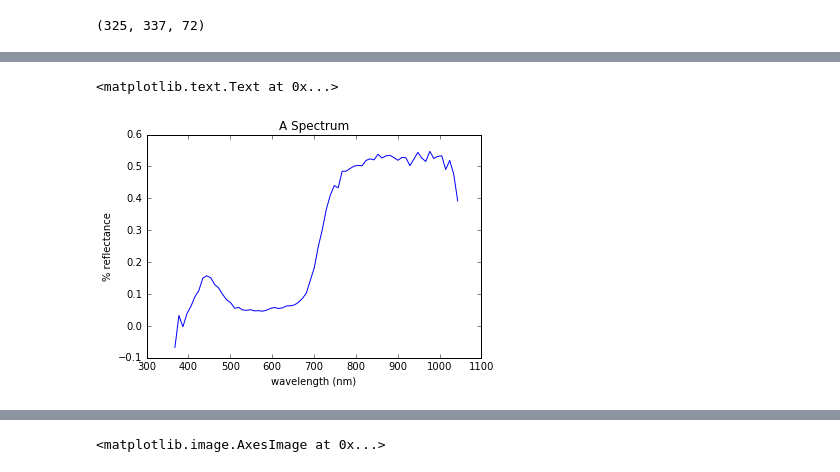
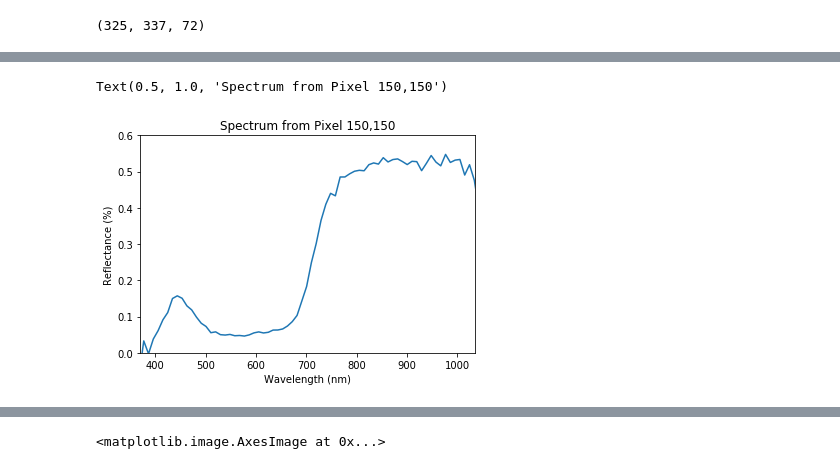
Before and after one commit to GatorSense/HyperspectralAnalysisIntroduction, a Jupyter notebook: 1. HSI Intro.ipynb, the cells around one changed output, grey strips where cells are left out. Cells and saved outputs as stored; diff of their text form; code cells hidden in the pictures.

Commit message:
updating #1 with new photos, updating text for formating, and tiny changes to code

```diff
--- a/1. HSI Intro.ipynb
+++ b/1. HSI Intro.ipynb
@@ -82,15 +90,17 @@ plt.plot(spectrum)
 # %%
 # That last plot would make your advisor sad.
-#  Label your AXES!
+# Label your AXES!
 wavelengths = dataset['info']['wavelength']
 
 plt.plot(wavelengths,spectrum)
-plt.xlabel('wavelength (nm)')
-plt.ylabel('% reflectance')
-plt.title('A Spectrum')
+plt.xlabel('Wavelength (nm)')
+plt.ylabel('Reflectance (%)')
+plt.ylim([0, 0.6])
+plt.xlim([370, 1035])
+plt.title(('Spectrum from Pixel ' + str(rr)+ ','+str(cc)))
 # %% [output]
-<matplotlib.text.Text at 0x...>
+Text(0.5, 1.0, 'Spectrum from Pixel 150,150')
-[figure, old version]
+[figure, new version]
 # %%
 # plot an image of an individual band
 # Exercise: Change the band number in line below to view different bands of the HSI image
```
Also changed, not shown: parts of 11 cells of this notebook, 6 other files.
